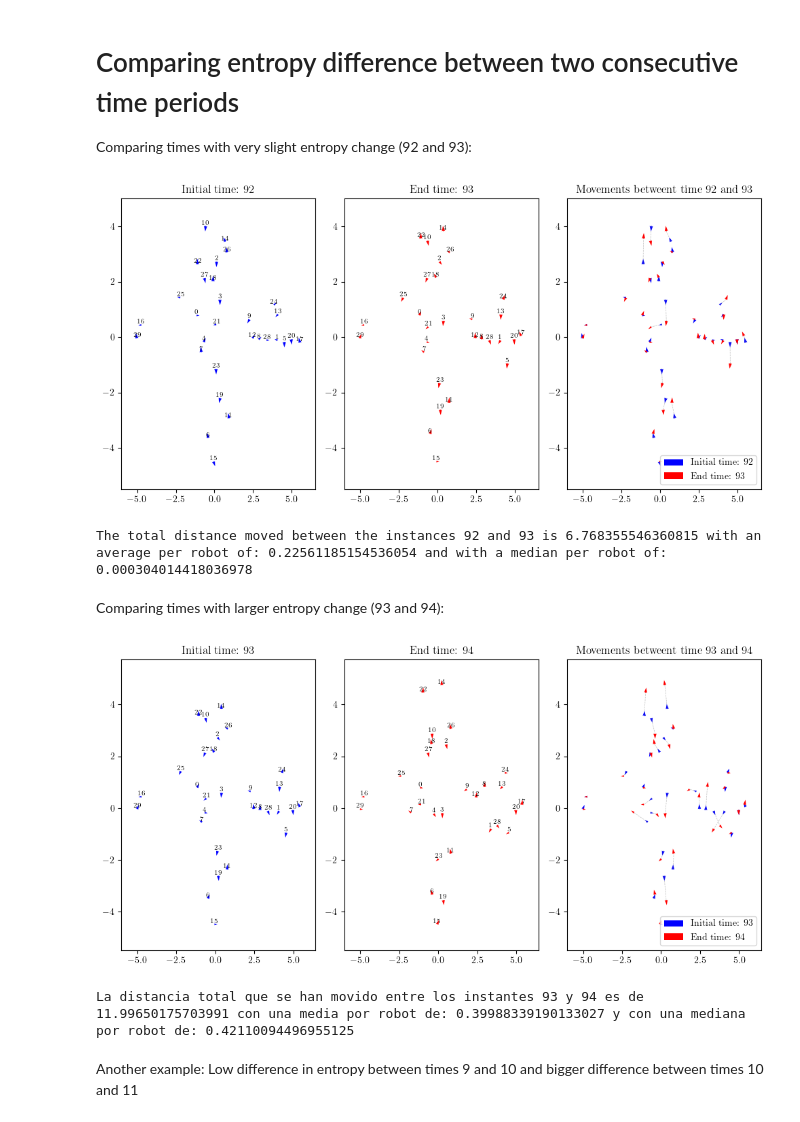
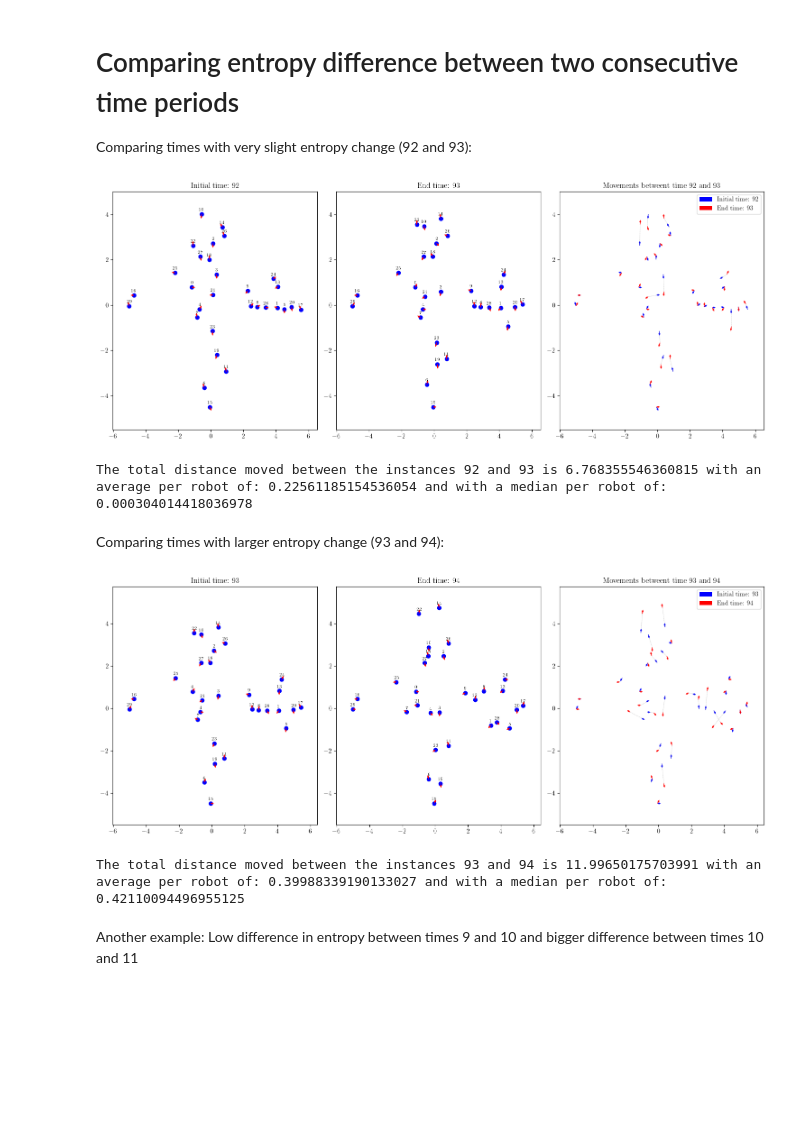
Before and after one commit to victosdur77/Task6.3.2, a Jupyter notebook: PersistentEntropy.ipynb, the cells around one changed output. Saved outputs shown, nothing was run; the diff lists cells and outputs as text; code cells hidden in the pictures; blank space fills up the shorter version.

```diff
--- a/PersistentEntropy.ipynb
+++ b/PersistentEntropy.ipynb
@@ -237,15 +40,13 @@ Now we can calculate the topological entropy of dimension 0 for each point cloud
 
 Keep in mind that the first instant will have a very large entropy, or one of the largest, since by default Navground gives them very dispersed at the beginning of the experiment.
 # %%
-from gudhi.representations import DiagramSelector
 entropias=[]
-import gudhi as gd
 for i in range(instantes):
     nube_puntos=ps[i,:,:2]
-    persistence = calculaDiagramaPersistencia(nube_puntos,0,"alpha")
-    persistenciaL=limitaDiagrama(persistence,maxd,remove=True)
-    entropias.append(calculaEntropia(persistenciaL))
+    persistence = fu.calculaDiagramaPersistencia(nube_puntos,0,"alpha")
+    persistenciaL = fu.limitaDiagrama(persistence,maxd,remove=True)
+    entropias.append(fu.calculaEntropia(persistenciaL))
 
-dibujaEntropyTimeSerie(entropias)
-dibujaEntropyTimeSerieInteractive(entropias)
+fu.dibujaEntropyTimeSerie(entropias)
+fu.dibujaEntropyTimeSerieInteractive(entropias)
 # %% [output]
@@ -294,4 +95,4 @@ plt.show()
 If we want to visualize the persistent barcode
 # %%
 for i in range(9):
-    dibujaPersisteceBarcode(indices_menores[i])
+    fu.dibujaPersisteceBarcode(indices_menores[i])
@@ -298,3 +109,3 @@ for i in range(9):
 # %%
 for i in range(9):
-    dibujaPersisteceBarcode(indices_mayores[i])
+    fu.dibujaPersisteceBarcode(indices_mayores[i])
@@ -314,37 +135,37 @@ Comparing times with very slight entropy change (92 and 93):
 # %%
 time1=92
 time2=93
-dibujaNubePuntos2Instantes(time1,time2)
+fu.dibujaNubePuntos2Instantes(time1,time2)
 distances=[]
 for i in range(30):
     x1=ps[time1,i,0]
     y1=ps[time1,i,1]
     x2=ps[time2,i,0]
     y2=ps[time2,i,1]
-    distancia=calcular_distancia(x1,y1,x2,y2)
+    distancia=fu.calcular_distancia(x1,y1,x2,y2)
     distances.append(distancia)
 print(f"The total distance moved between the instances {time1} and {time2} is {sum(distances)} with an average per robot of: {np.mean(distances)} and with a median per robot of: {np.median(distances)}")
 # %% [output]
-[figure, old version]
+[figure, new version]
 The total distance moved between the instances 92 and 93 is 6.768355546360815 with an average per robot of: 0.22561185154536054 and with a median per robot of: 0.000304014418036978
 # %% [markdown]
 Comparing times with larger entropy change (93 and 94):
 # %%
 time1=93
 time2=94
-dibujaNubePuntos2Instantes(time1,time2)
+fu.dibujaNubePuntos2Instantes(time1,time2)
 distances=[]
 for i in range(30):
     x1=ps[time1,i,0]
     y1=ps[time1,i,1]
     x2=ps[time2,i,0]
     y2=ps[time2,i,1]
-    distancia=calcular_distancia(x1,y1,x2,y2)
+    distancia=fu.calcular_distancia(x1,y1,x2,y2)
     distances.append(distancia)
 print(f"The total distance moved between the instances {time1} and {time2} is {sum(distances)} with an average per robot of: {np.mean(distances)} and with a median per robot of: {np.median(distances)}")
 # %% [output]
-[figure, old version]
+[figure, new version]
-La distancia total que se han movido entre los instantes 93 y 94 es de 11.99650175703991 con una media por robot de: 0.39988339190133027 y con una mediana por robot de: 0.42110094496955125
+The total distance moved between the instances 93 and 94 is 11.99650175703991 with an average per robot of: 0.39988339190133027 and with a median per robot of: 0.42110094496955125
 # %% [markdown]
 Another example: Low difference in entropy between times 9 and 10 and bigger difference between times 10 and 11
 # %%
```
Also changed, not shown: parts of 15 cells of this notebook, 1 other file.
